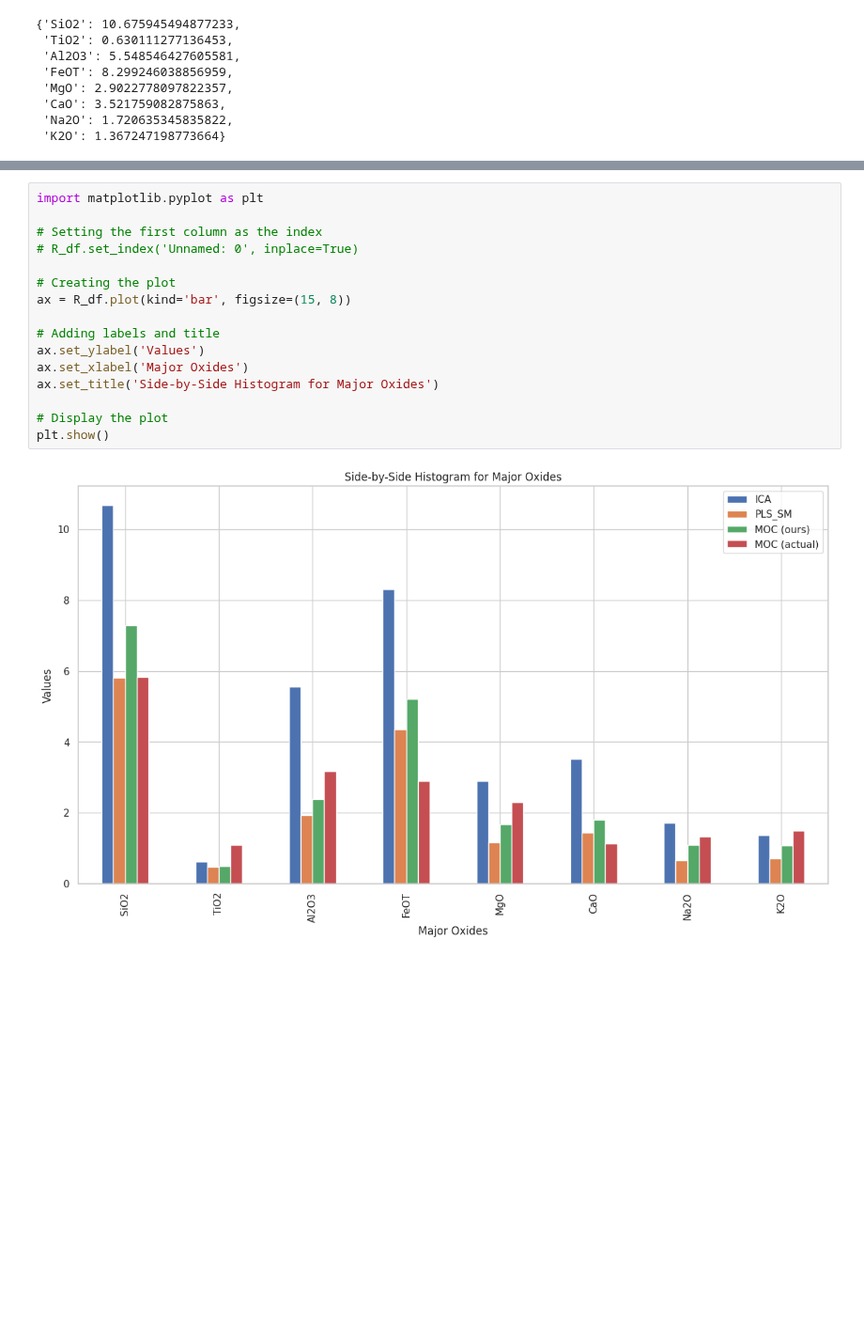
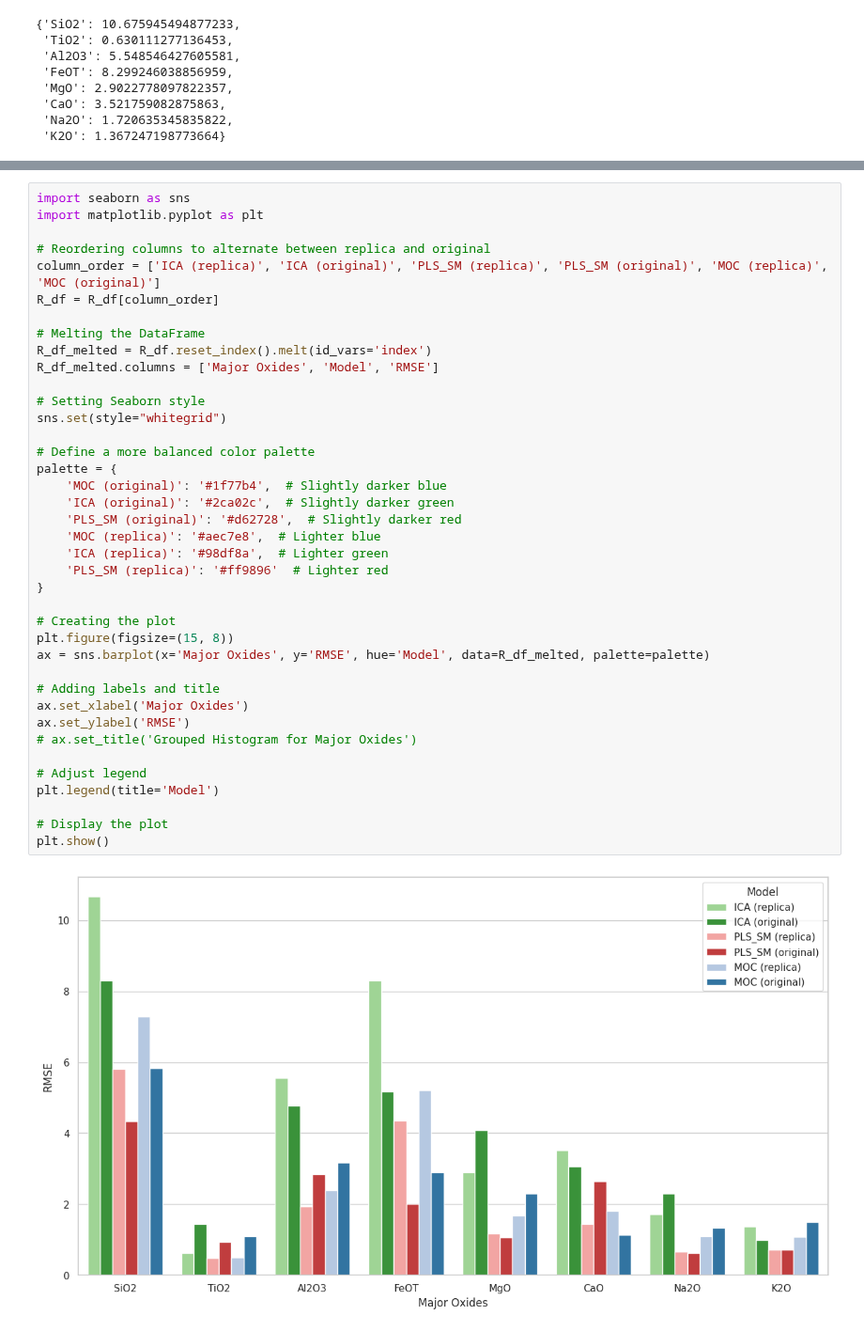
Before and after one commit to chhoumann/thesis-chemcam, a Jupyter notebook: baseline/MOC.ipynb, the cells around one changed output, grey strips where cells are left out. Shown at 94% size. Drawn from its saved outputs; the diff is of its cells as text; blank space fills up the shorter version.

Commit message:
make grouped histogram

```diff
--- a/baseline/MOC.ipynb
+++ b/baseline/MOC.ipynb
@@ -280,18 +304,41 @@ R_df
-# %%
-import matplotlib.pyplot as plt
-
-# Setting the first column as the index
-# R_df.set_index('Unnamed: 0', inplace=True)
-
-# Creating the plot
-ax = R_df.plot(kind='bar', figsize=(15, 8))
-
-# Adding labels and title
-ax.set_ylabel('Values')
-ax.set_xlabel('Major Oxides')
-ax.set_title('Side-by-Side Histogram for Major Oxides')
-
-# Display the plot
-plt.show()
-# %% [output]
-[figure, removed]
+# %%
+import seaborn as sns
+import matplotlib.pyplot as plt
+
+# Reordering columns to alternate between replica and original
+column_order = ['ICA (replica)', 'ICA (original)', 'PLS_SM (replica)', 'PLS_SM (original)', 'MOC (replica)', 'MOC (original)']
+R_df = R_df[column_order]
+
+# Melting the DataFrame
+R_df_melted = R_df.reset_index().melt(id_vars='index')
+R_df_melted.columns = ['Major Oxides', 'Model', 'RMSE']
+
+# Setting Seaborn style
+sns.set(style="whitegrid")
+
+# Define a more balanced color palette
+palette = {
+    'MOC (original)': '#1f77b4',  # Slightly darker blue
+    'ICA (original)': '#2ca02c',  # Slightly darker green
+    'PLS_SM (original)': '#d62728',  # Slightly darker red
+    'MOC (replica)': '#aec7e8',  # Lighter blue
+    'ICA (replica)': '#98df8a',  # Lighter green
+    'PLS_SM (replica)': '#ff9896'  # Lighter red
+}
+
+# Creating the plot
+plt.figure(figsize=(15, 8))
+ax = sns.barplot(x='Major Oxides', y='RMSE', hue='Model', data=R_df_melted, palette=palette)
+
+# Adding labels and title
+ax.set_xlabel('Major Oxides')
+ax.set_ylabel('RMSE')
+# ax.set_title('Grouped Histogram for Major Oxides')
+
+# Adjust legend
+plt.legend(title='Model')
+
+# Display the plot
+plt.show()
+# %% [output]
+[figure, added]
```
Also changed, not shown: parts of 11 cells of this notebook.
